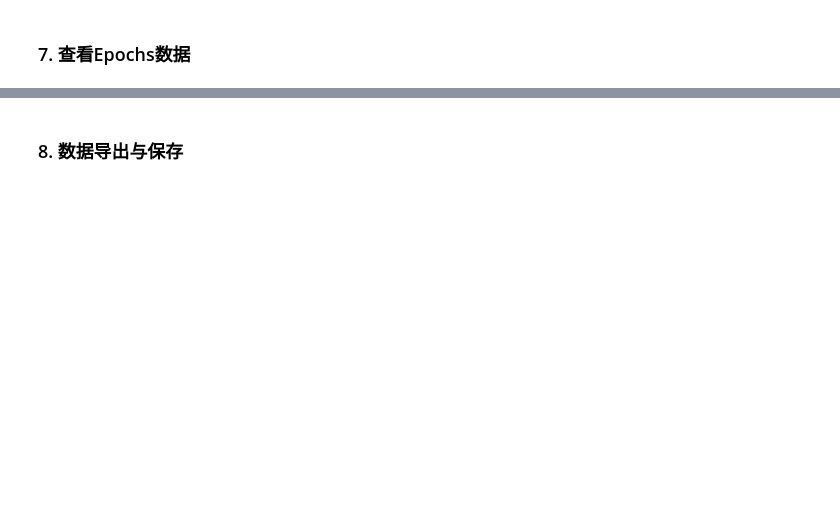
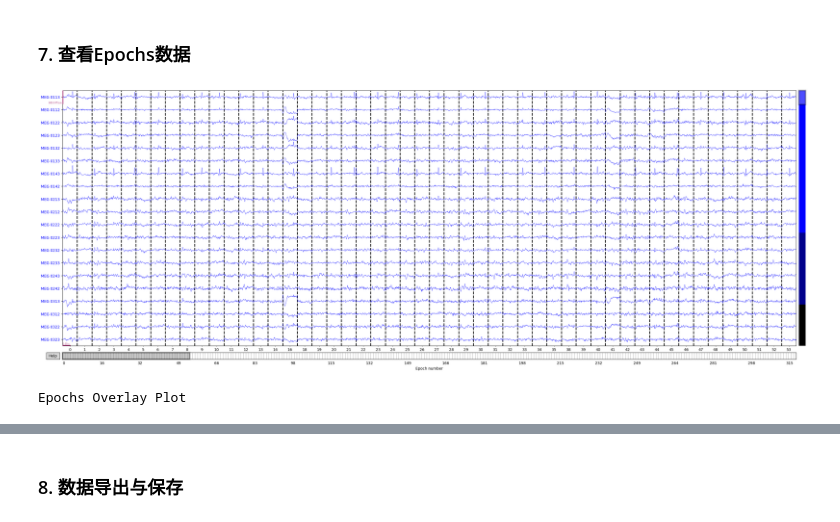
Before and after one commit to usstziyi/ERP-1, a Jupyter notebook: notebooks/Unit_01_EEG_Basics_and_MNE_Structure.ipynb, the cells around one changed output, grey strips where cells are left out. Drawn from its saved outputs; the diff is of its cells as text; code cells hidden in the pictures; blank space fills up the shorter version.

```diff
--- a/notebooks/Unit_01_EEG_Basics_and_MNE_Structure.ipynb
+++ b/notebooks/Unit_01_EEG_Basics_and_MNE_Structure.ipynb
@@ -189,6 +253,10 @@ event_ids = np.unique(events[:, 2])
 print(f"\n事件类型ID: {event_ids}")
 
 # 定义事件ID映射（听觉左=1，听觉右=2，视觉左=3，视觉右=4）
-event_dict = {'auditory/left': 1, 'auditory/right': 2,
-              'visual/left': 3, 'visual/right': 4}
+event_dict = {
+    'auditory/left': 1,
+    'auditory/right': 2,
+    'visual/left': 3,
+    'visual/right': 4
+}
 print(f"\n事件映射: {event_dict}")
@@ -214,8 +306,8 @@ print(f"- 时间窗口: [{tmin}, {tmax}] 秒")
 # %%
 # 可视化epochs数据
 # 绘制前50个trials的叠加图
 epochs.plot(n_epochs=50, title='EEG Epochs Overlay', block=False)
-
-# 绘制特定通道类型的平均epochs
-epochs.average().plot_joint(title='Grand Average Evoked Response',
-                            times=[0.1, 0.2, 0.3, 0.4])
+print("Epochs Overlay Plot")
+# %% [output]
+[figure, added]
+Epochs Overlay Plot
```
Also changed, not shown: parts of 10 cells of this notebook.
